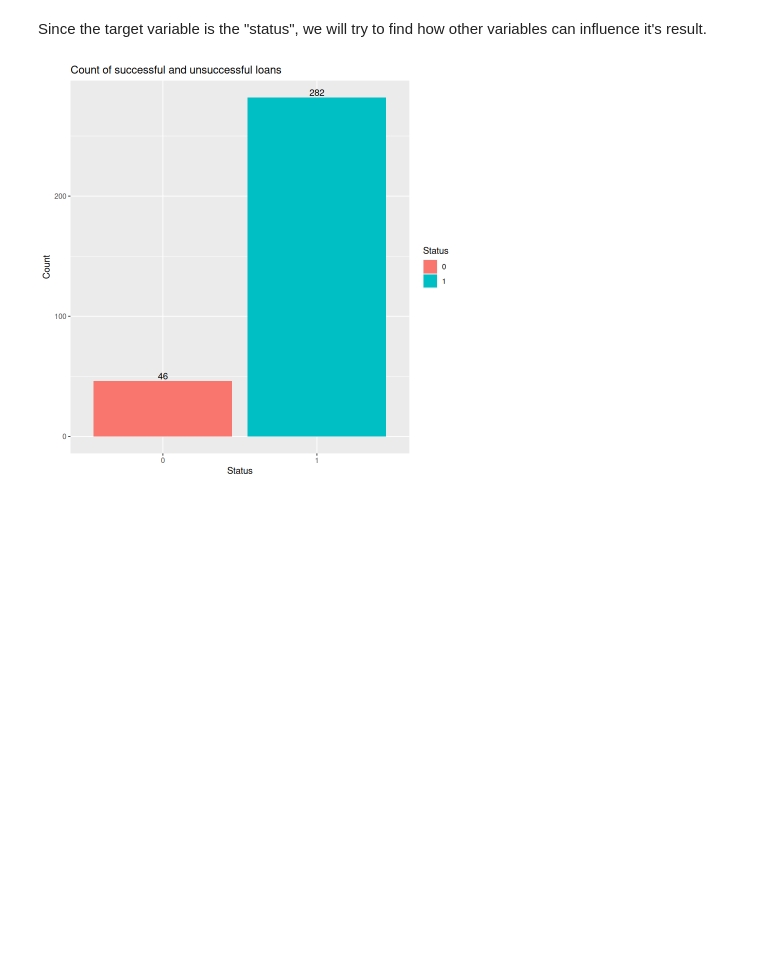
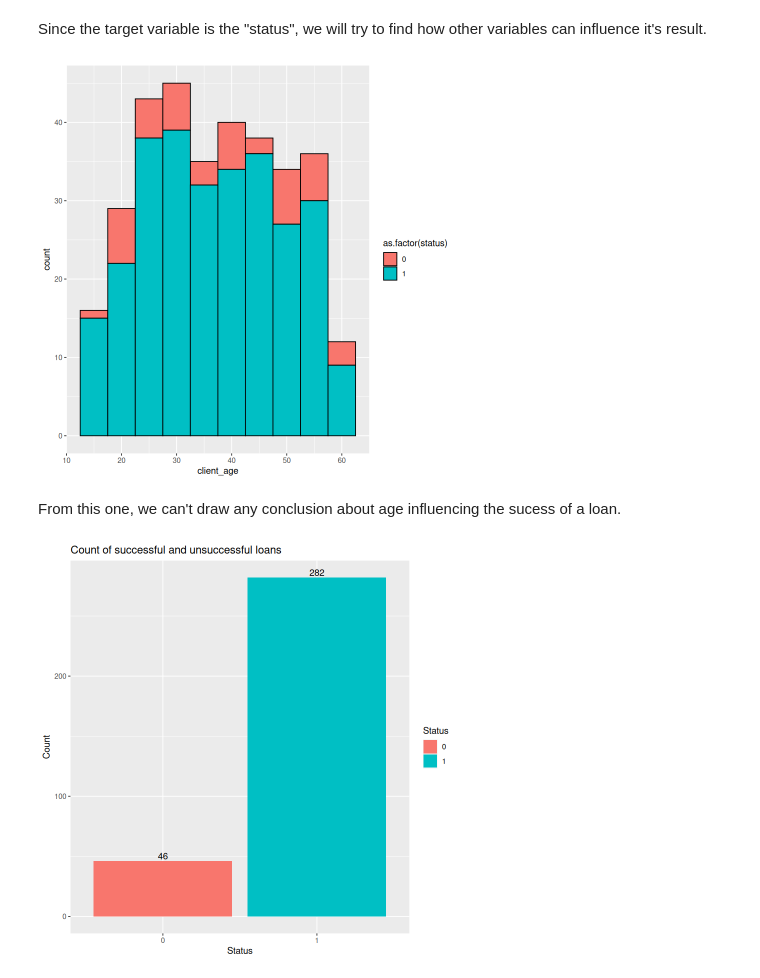
Before and after one commit to 1Krypt0/FEUP-AC-PROJ, a Jupyter notebook: docs/data-understanding.ipynb, the cells around one changed output. Cells and saved outputs as stored; diff of their text form; code cells hidden in the pictures; blank space fills up the shorter version.

Commit message:
Add more graphs to understanding

```diff
--- a/docs/data-understanding.ipynb
+++ b/docs/data-understanding.ipynb
@@ -34,6 +34,13 @@ ggplot(data=data,aes(x=as.factor(client_age),fill=as.factor(gender))) +
 We can see that this dataset is composed of clients between the ages of 16 and 61, having about the same number of male and female.
 # %% [markdown]
 Since the target variable is the "status", we will try to find how other variables can influence it's result.
+# %%
+ggplot(data, aes(x=client_age, fill = as.factor(status))) +
+  geom_histogram(binwidth=5, color="black")
+# %% [output]
+[figure, added]
+# %% [markdown]
+From this one, we can't draw any conclusion about age influencing the sucess of a loan.
 # %%
 loan_frq <- data %>%
   count(status)
```
Also changed, not shown: parts of 21 cells of this notebook.
